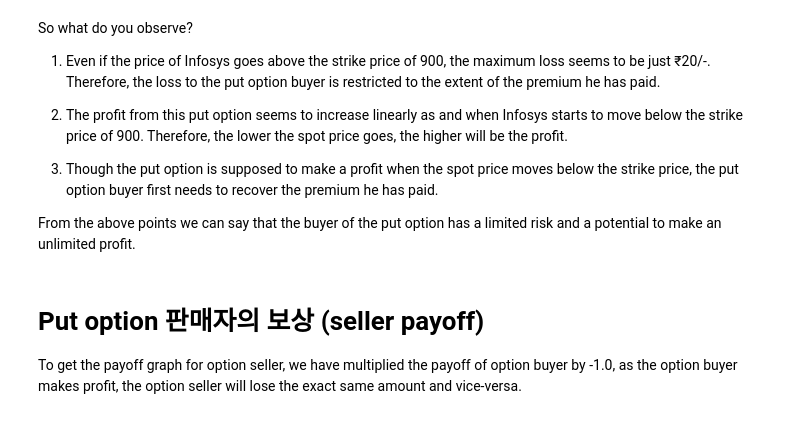
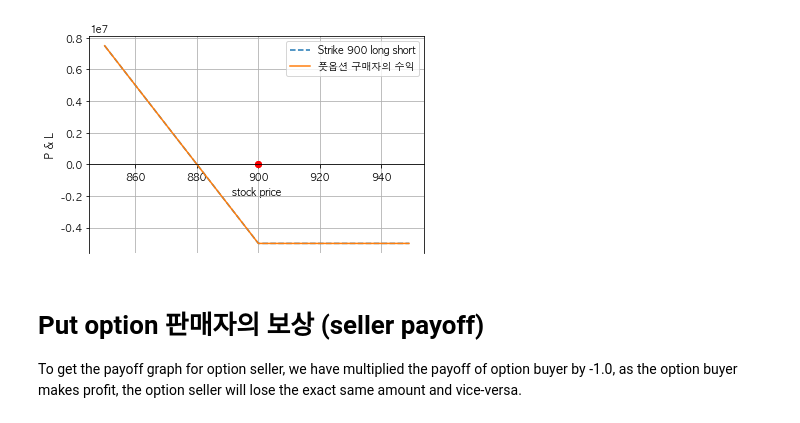
Before and after one commit to ironmanciti/QuantInsti, a Jupyter notebook: options strategy/Put Call Option Payoff.ipynb, the cells around one changed output. Saved outputs shown, nothing was run; the diff lists cells and outputs as text; code cells hidden in the pictures.

```diff
--- a/options strategy/Put Call Option Payoff.ipynb
+++ b/options strategy/Put Call Option Payoff.ipynb
@@ -71,13 +9,18 @@ plt.legend();
-# %% [markdown]
-So what do you observe?
-
-1. Even if the price of Infosys goes above the strike price of 900, the maximum loss seems to be just ₹20/-. Therefore, the loss to the put option buyer is restricted to the extent of the premium he has paid.
-
-2. The profit from this put option seems to increase linearly as and when Infosys starts to move below the strike price of 900. Therefore, the lower the spot price goes, the higher will be the profit.
-
-3. Though the put option is supposed to make a profit when the spot price moves below the strike price, the put option buyer first needs to recover the premium he has paid.
-
-From the above points we can say that the buyer of the put option has a limited risk and a potential to make an unlimited profit.
+# %%
+st = np.arange(850, 950, 1)
+total_payoff = np.zeros(st.shape)
+fig, ax = plt.subplots()
+
+strike = 900
+premium = 20
+
+payoff = long_put_payoff(st, strike, premium, contracts=1, multiplier=250000)
+plot_spread(st, payoff, strike1, fig, ax, 'Strike {} long short'.format(strike1),'dashed')
+total_payoff += payoff
+
+plot_spread(st, total_payoff, strike, fig, ax, "풋옵션 구매자의 수익",'solid')
+# %% [output]
+[figure, added]
 # %% [markdown]
 # Put option 판매자의 보상 (seller payoff)
 
```
Also changed, not shown: parts of 21 cells of this notebook, 4 other files.
